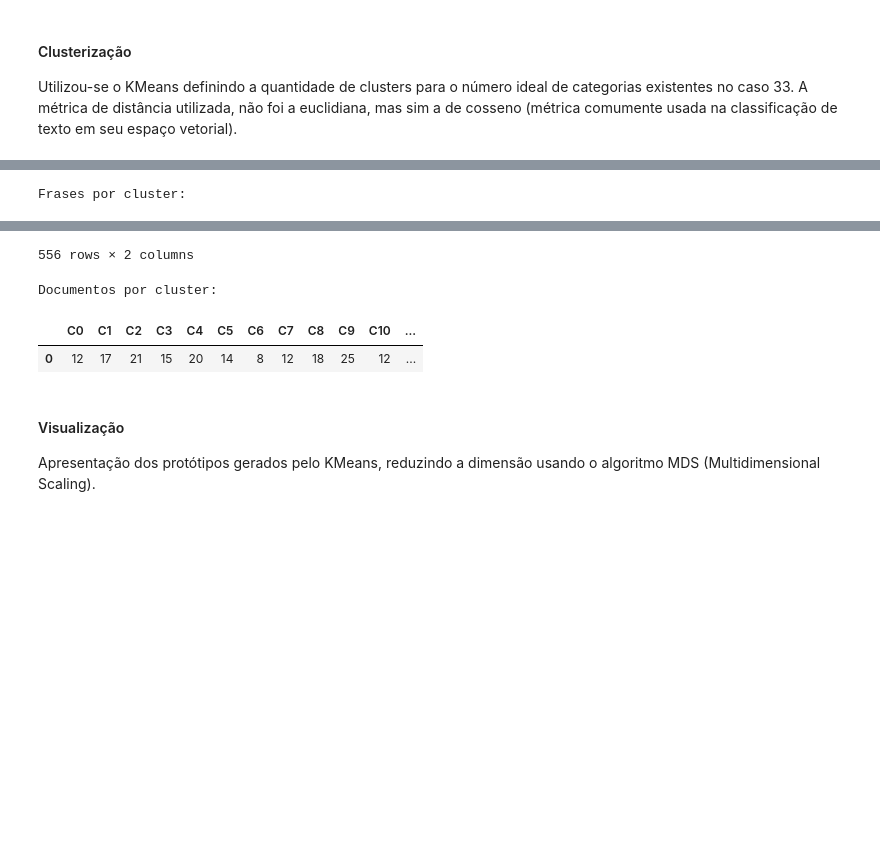
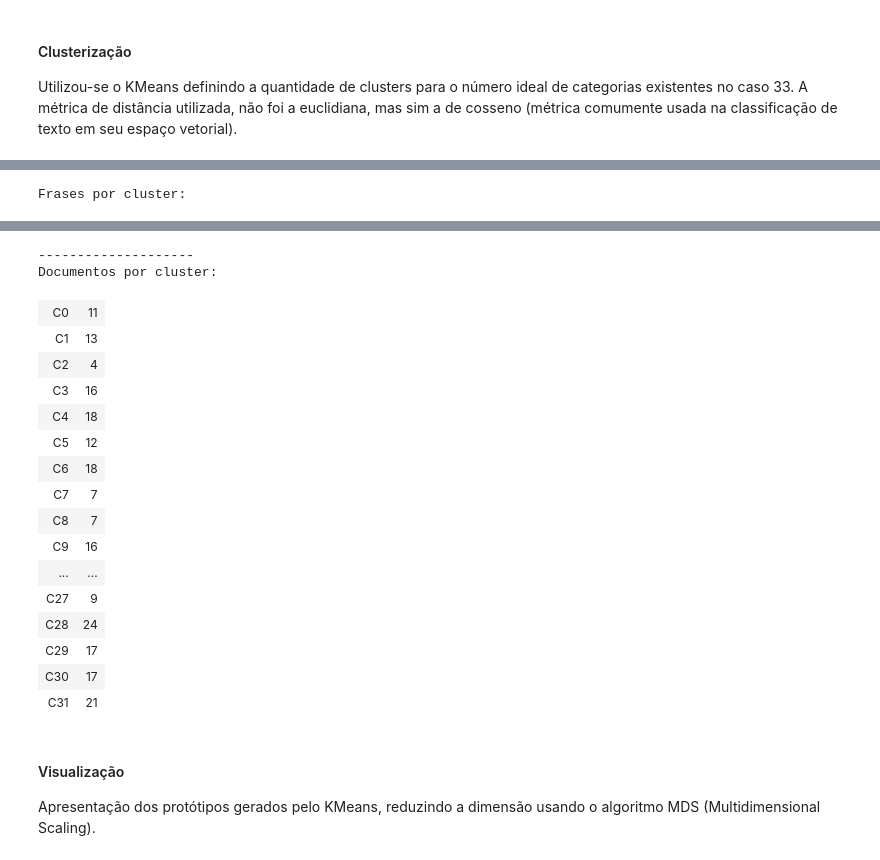
Before and after one commit to rdenadai/ia006c, a Jupyter notebook: notebooks/PROJETO/projeto.ipynb, the cells around one changed output, grey strips where cells are left out. Drawn from its saved outputs; the diff is of its cells as text; code cells hidden in the pictures; blank space fills up the shorter version.

Commit message:
clusterizacao

```diff
--- a/notebooks/PROJETO/projeto.ipynb
+++ b/notebooks/PROJETO/projeto.ipynb
@@ -287,0 +504,21 @@ Utilizou-se o KMeans definindo a quantidade de clusters para o número ideal de
+# %%
+kmin = 2
+kmax = int(np.ceil((X.shape[0] * 0.1)))
+
+elbow_error = []
+elbow_amount_clusters = 2
+for _ in range(7):
+    elbow_instance = elbow(1-cosine_similarity(X), kmin, kmax)
+    elbow_instance.process()
+    amc = elbow_instance.get_amount()
+    if amc > elbow_amount_clusters:
+        elbow_amount_clusters = amc
+        elbow_error = elbow_instance.get_wce()
+
+silhouette_amount_clusters = 0
+search_instance = silhouette_ksearch(1-cosine_similarity(X), kmin, kmax, algorithm=silhouette_ksearch_type.KMEANS).process()
+silhouette_amount_clusters = search_instance.get_amount()
+scores = np.asarray(search_instance.get_scores())
+scores[np.isnan(scores)] = -1
+
+qtd_cluster = elbow_amount_clusters if elbow_amount_clusters > silhouette_amount_clusters else silhouette_amount_clusters
@@ -287,0 +645,3 @@ Utilizou-se o KMeans definindo a quantidade de clusters para o número ideal de
+# %%
+tfidf = TfidfVectorizer(max_features=1500)
+X_trans = tfidf.fit_transform(documents_tfidf)
@@ -291,5 +702,11 @@ XT = np.array([d2v.infer_vector(tokenizer(doc), epochs=M) for doc in X_test])
 # %%
-kclusterer = KMeansClusterer(clusters, distance=nltk.cluster.util.cosine_distance, repeats=30, avoid_empty_clusters=True)
+kclusterer = KMeansClusterer(
+    clusters,
+    distance=cosine_distance,
+    repeats=30,
+    rng=0,
+    avoid_empty_clusters=True
+)
 assigned_clusters = kclusterer.cluster(X, assign_clusters=True)
 assigned_clusters = np.array(assigned_clusters).ravel()
 centroids = kclusterer.means()
@@ -305,12 +722,15 @@ for i in range(clusters):
     info.append([i, len(docs[idx])])
 
 df = pd.DataFrame(frases, columns=["perguntas", "cluster"])
-df_inf = pd.DataFrame(np.array([np.asarray(info)[:, 1]]), columns=[f"C{i}" for i in range(clusters)])
+df_inf = pd.DataFrame(np.c_[[f"C{i}" for i in range(clusters)], np.asarray(info)[:, 1]])
 
 print("Frases por cluster:")
-display(df.sort_values(by=["cluster"]))
+T = df.to_numpy()
+index = np.random.choice(T.shape[0], 30, replace=False)
+display(HTML(df.loc[index].sort_values(by=["cluster"]).to_html(index=False)))
 
+print("-" * 20)
 print("Documentos por cluster:")
-display(df_inf)
+HTML(df_inf.to_html(index=False, header=False))
 # %% [output]
 Frases por cluster:
@@ -329,7 +754,21 @@ Frases por cluster:
-556 rows × 2 columns
+--------------------
+Documentos por cluster:
-Documentos por cluster:
-|  | C0 | C1 | C2 | C3 | C4 | C5 | C6 | C7 | C8 | C9 | C10 | ... |
-| 0 | 12 | 17 | 21 | 15 | 20 | 14 | 8 | 12 | 18 | 25 | 12 | ... |
+| C0 | 11 |
+| C1 | 13 |
+| C2 | 4 |
+| C3 | 16 |
+| C4 | 18 |
+| C5 | 12 |
+| C6 | 18 |
+| C7 | 7 |
+| C8 | 7 |
+| C9 | 16 |
+| ... | ... |
+| C27 | 9 |
+| C28 | 24 |
+| C29 | 17 |
+| C30 | 17 |
+| C31 | 21 |
 # %% [markdown]
 #### Visualização
 
```
Also changed, not shown: parts of 63 cells of this notebook, 1 other file.
